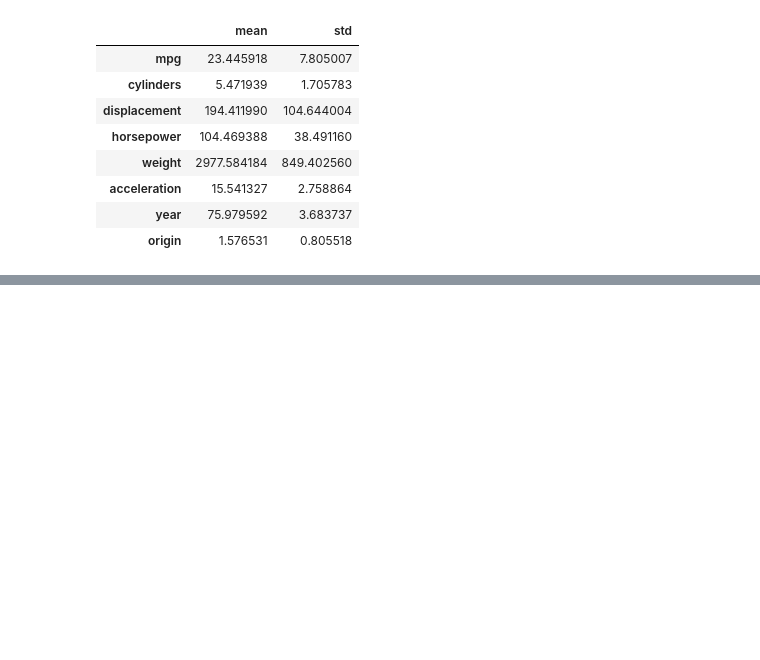
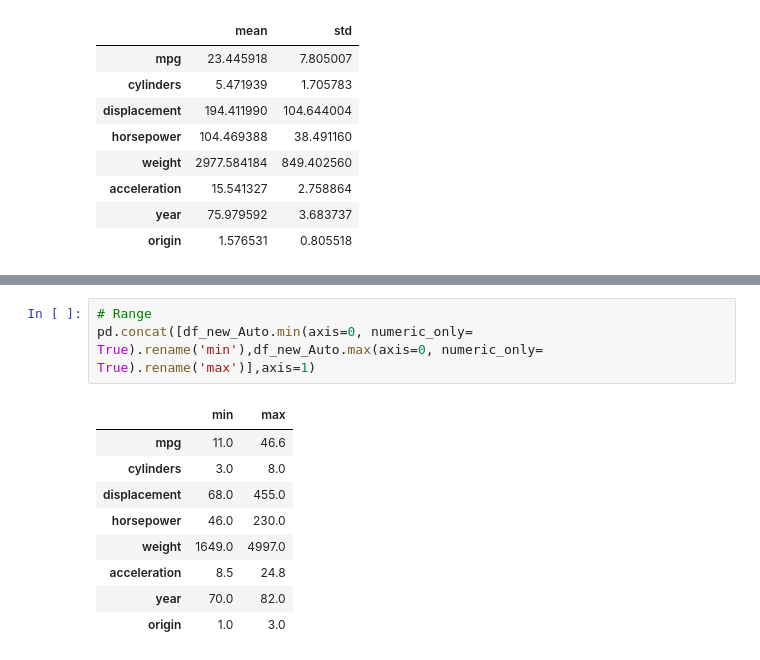
Before and after one commit to sushmit86/Stat_learning, a Jupyter notebook: Chapter2_Exercise.ipynb, the cells around one changed output, grey strips where cells are left out. Saved outputs shown, nothing was run; the diff lists cells and outputs as text; blank space fills up the shorter version.

```diff
--- a/Chapter2_Exercise.ipynb
+++ b/Chapter2_Exercise.ipynb
@@ -219,0 +221,13 @@ df_new_Auto
+# %%
+# Range
+pd.concat([df_new_Auto.min(axis=0, numeric_only= True).rename('min'),df_new_Auto.max(axis=0, numeric_only= True).rename('max')],axis=1)
+# %% [output]
+|  | min | max |
+| mpg | 11.0 | 46.6 |
+| cylinders | 3.0 | 8.0 |
+| displacement | 68.0 | 455.0 |
+| horsepower | 46.0 | 230.0 |
+| weight | 1649.0 | 4997.0 |
+| acceleration | 8.5 | 24.8 |
+| year | 70.0 | 82.0 |
+| origin | 1.0 | 3.0 |
```
Also changed, not shown: parts of 2 cells of this notebook.
